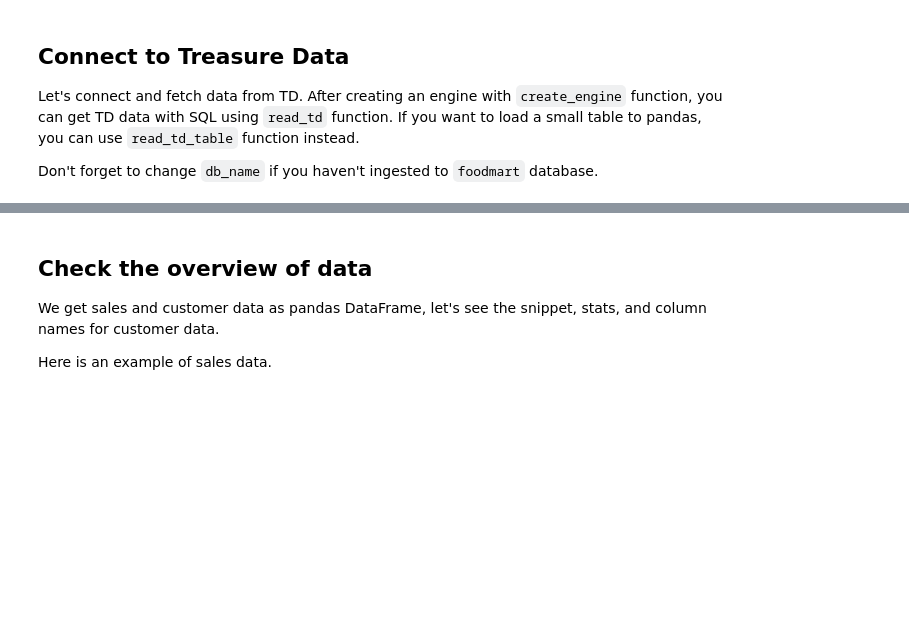
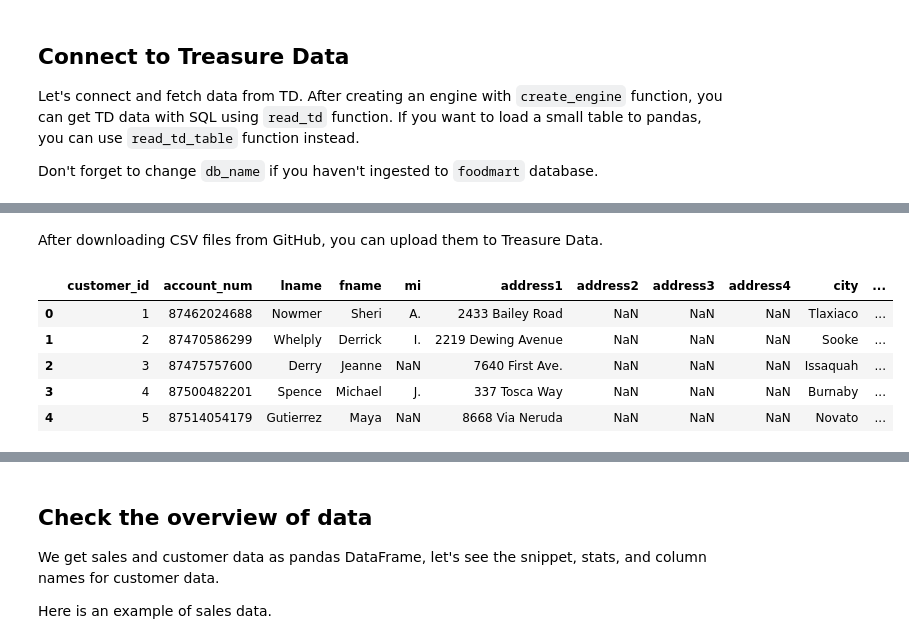
Before and after one commit to treasure-data/td-notebooks, a Jupyter notebook: machine-learning/foodmart/machine-learning-with-treasure-data-for-python-users.ipynb, the cells around one changed output, grey strips where cells are left out. Cells and saved outputs as stored; diff of their text form; code cells hidden in the pictures; blank space fills up the shorter version.

```diff
--- a/machine-learning/foodmart/machine-learning-with-treasure-data-for-python-users.ipynb
+++ b/machine-learning/foodmart/machine-learning-with-treasure-data-for-python-users.ipynb
@@ -86,0 +120,14 @@ engine = td.create_engine('presto:{}'.format(db_name))
+# %% [markdown]
+After downloading CSV files from GitHub, you can upload them to Treasure Data.
+# %%
+customer_orig = pd.read_csv("https://github.com/neo4j-examples/neo4j-foodmart-dataset/raw/master/data/customer.csv")
+sales_orig = pd.read_csv("https://github.com/neo4j-examples/neo4j-foodmart-dataset/raw/master/data/sales.csv")
+
+customer_orig.head()
+# %% [output]
+|  | customer_id | account_num | lname | fname | mi | address1 | address2 | address3 | address4 | city | ... |
+| 0 | 1 | 87462024688 | Nowmer | Sheri | A. | 2433 Bailey Road | NaN | NaN | NaN | Tlaxiaco | ... |
+| 1 | 2 | 87470586299 | Whelply | Derrick | I. | 2219 Dewing Avenue | NaN | NaN | NaN | Sooke | ... |
+| 2 | 3 | 87475757600 | Derry | Jeanne | NaN | 7640 First Ave. | NaN | NaN | NaN | Issaquah | ... |
+| 3 | 4 | 87500482201 | Spence | Michael | J. | 337 Tosca Way | NaN | NaN | NaN | Burnaby | ... |
+| 4 | 5 | 87514054179 | Gutierrez | Maya | NaN | 8668 Via Neruda | NaN | NaN | NaN | Novato | ... |
```
Also changed, not shown: parts of 30 cells of this notebook.
